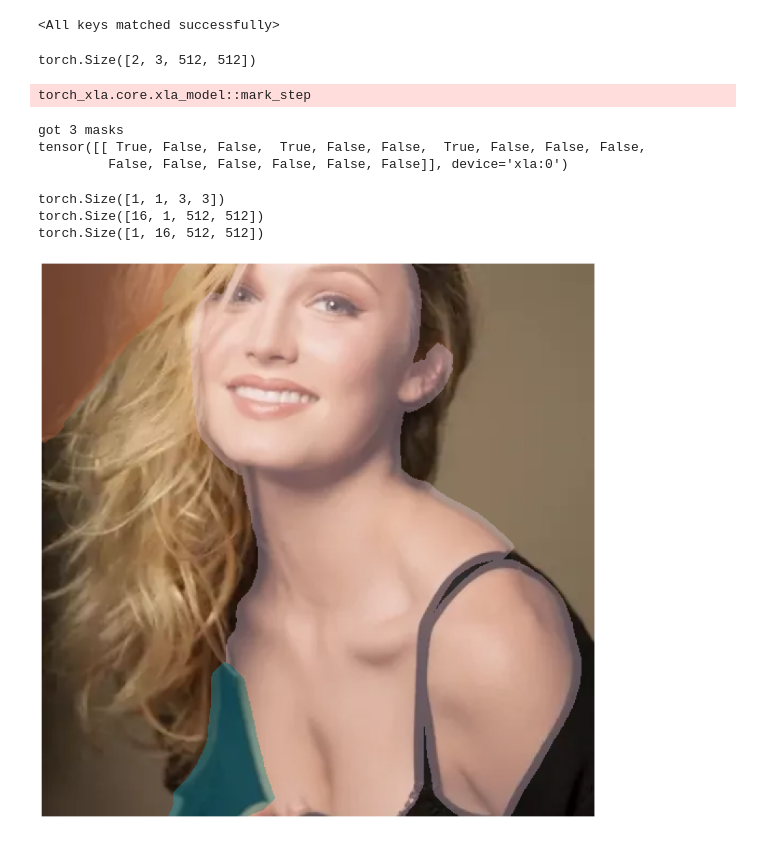
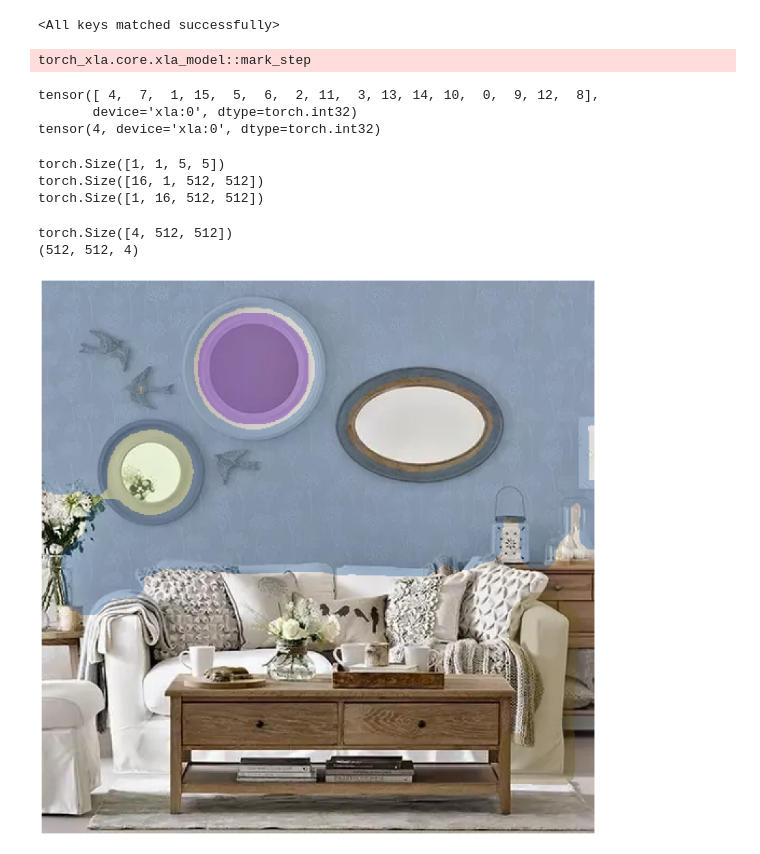
Before and after one commit to drhead/sam-hq, a Jupyter notebook: hqsam_xla_amg_test.ipynb, the cells around one changed output. Drawn from its saved outputs; the diff is of its cells as text; code cells hidden in the pictures.

Commit message:
Basically complete. A bit over 0.5 masks/s

```diff
--- a/hqsam_xla_amg_test.ipynb
+++ b/hqsam_xla_amg_test.ipynb
@@ -72,7 +74,7 @@ def show_anns(anns, valid_masks):
 # %%
 # image = cv2.imread('data/zd_testimgs/-663378304158021540.webp')
 image = cv2.imread('data/zd_testimgs/-15714488383694269.webp')
-image2 = cv2.imread('two_testimgs/-663378304158021540.webp')
+image2 = cv2.imread('data/two_testimgs/-663378304158021540.webp')
 image = cv2.cvtColor(image, cv2.COLOR_BGR2RGB)
 image2 = cv2.cvtColor(image2, cv2.COLOR_BGR2RGB)
 print(image.shape)
@@ -122,7 +124,8 @@ sam_dynamo = torch.compile(model, backend='torchxla_trace_once')
 mask_generator = SamAutomaticMaskGenerator(
     model=sam_dynamo,
     points_per_side=4,
-    points_per_batch=16
+    points_per_batch=16,
+    min_mask_size=5000
 )
 # %%
 def gen_masks():
@@ -137,17 +140,17 @@ if trace:
 
 tensor1 = torch.as_tensor(image).permute(2, 0, 1).contiguous()[None, :, :, :]
 tensor2 = torch.as_tensor(image2).permute(2, 0, 1).contiguous()[None, :, :, :]
-input = torch.cat([tensor1, tensor2], dim=0)
-print(input.shape)
-masks, valid = mask_generator.generate(tensor1)
-print(f"got {valid.count_nonzero()} masks")
+#input = torch.cat([tensor1, tensor2], dim=0)
+#print(input.shape)
+masks, valid, count = mask_generator.generate(tensor2)
+# print(f"got {valid.count_nonzero()} masks")
 print(valid)
+print(count)
 # %% [output]
-torch.Size([2, 3, 512, 512])
+torch_xla.core.xla_model::mark_step
-torch_xla.core.xla_model::mark_step
+tensor([ 4,  7,  1, 15,  5,  6,  2, 11,  3, 13, 14, 10,  0,  9, 12,  8],
+       device='xla:0', dtype=torch.int32)
+tensor(4, device='xla:0', dtype=torch.int32)
-got 3 masks
-tensor([[ True, False, False,  True, False, False,  True, False, False, False,
-         False, False, False, False, False, False]], device='xla:0')
 # %%
 # kernel = torch.tensor(
 #     [[[[0,0,0,0,0,1,1,1,1,1,1,0,0,0,0,0],
@@ -171,9 +174,11 @@ tensor([[ True, False, False,  True, False, False,  True, False, False, False,
 # )
 
 kernel = torch.tensor(
-    [[[[0,1,0],
-       [1,1,1],
-       [0,1,0]]]],
+     [[[[0,1,1,1,0],
+        [1,1,1,1,1],
+        [1,1,1,1,1],
+        [1,1,1,1,1],
+        [0,1,1,1,0]]]],
     dtype=torch.bool,
     device=xm.xla_device()
 )
@@ -185,27 +190,29 @@ mask_convolving = masks.squeeze(0).unsqueeze(1)
 print(mask_convolving.shape)
 mask_convolving = ~mask_convolving
 for i in range(1):
-    mask_convolving = torch.nn.functional.conv2d(mask_convolving, kernel, padding=(1,1))
+    mask_convolving = torch.nn.functional.conv2d(mask_convolving, kernel, padding=(2,2))
 mask_convolving = ~mask_convolving
-for i in range(10):
-    mask_convolving = torch.nn.functional.conv2d(mask_convolving, kernel, padding=(1,1))
+for i in range(6):
+    mask_convolving = torch.nn.functional.conv2d(mask_convolving, kernel, padding=(2,2))
 #masks_convolved.append(mask_convolving)
 mask_convolving = mask_convolving.squeeze(1).unsqueeze(0)
 
 #masks_convolved = torch.stack(masks_convolved,1)
 print(mask_convolving.shape)
 # %% [output]
-torch.Size([1, 1, 3, 3])
+torch.Size([1, 1, 5, 5])
 torch.Size([16, 1, 512, 512])
 torch.Size([1, 16, 512, 512])
 # %%
 plt.figure(figsize=(20,20))
-plt.imshow(image)
-show_anns(mask_convolving, valid)
+plt.imshow(image2)
+show_anns(mask_convolving, valid, count)
 plt.axis('off')
 plt.show()
 # %% [output]
+torch.Size([4, 512, 512])
+(512, 512, 4)
-[figure, old version]
+[figure, new version]
 # %%
 import torch_xla.debug.metrics as met
 print(met.metrics_report())
```
Also changed, not shown: parts of 3 cells of this notebook, 4 other files.
